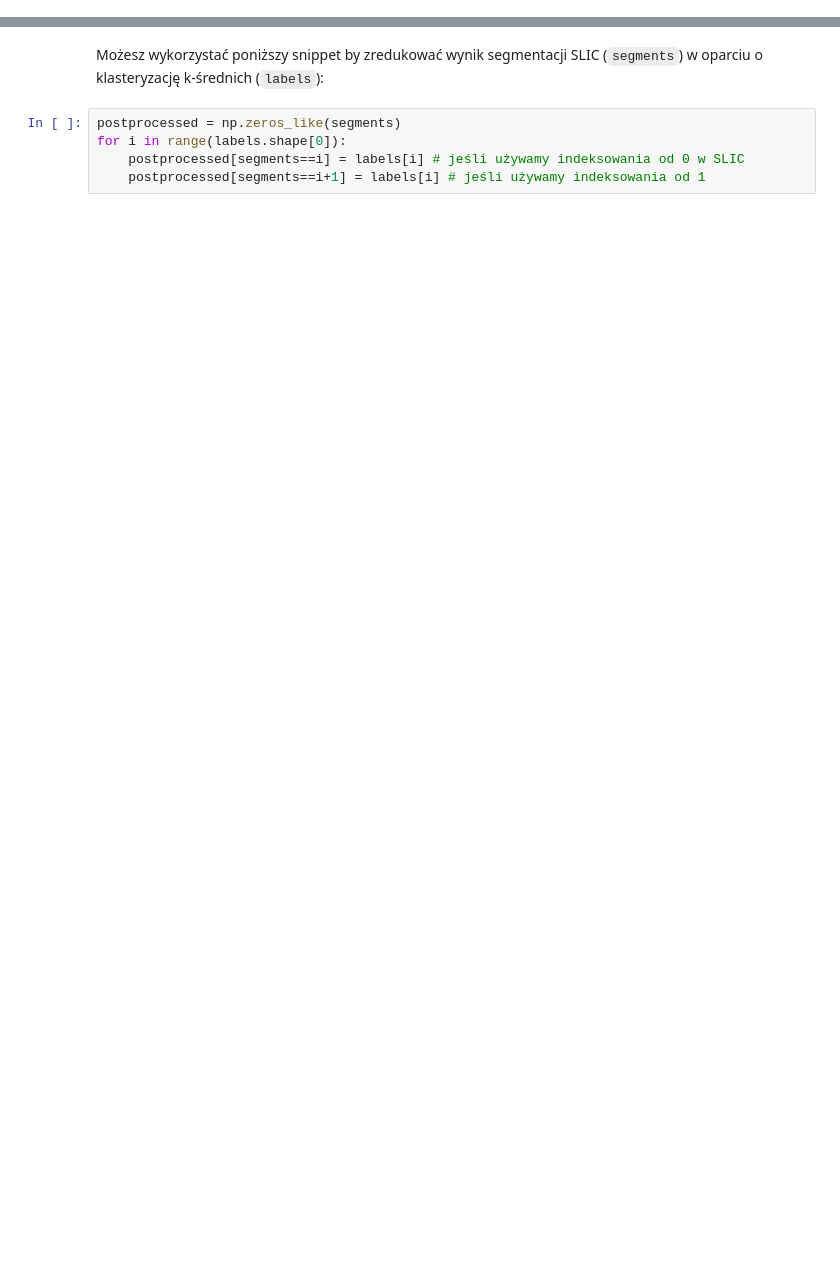
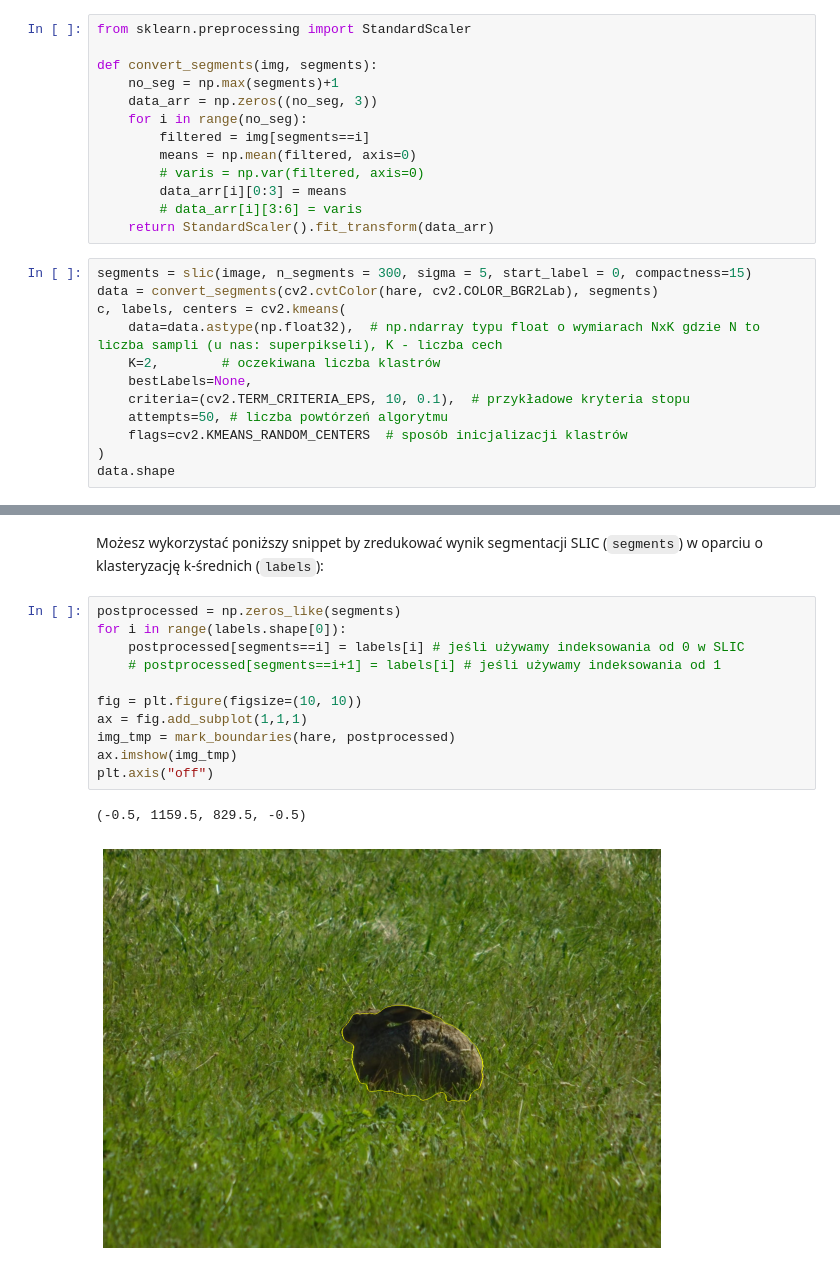
Before and after one commit to ProtossLuigi/studia-mag, a Jupyter notebook: analiza_i_przetwarzanie_obrazow/lab5/Lab5_zadanie.ipynb, the cells around one changed output, grey strips where cells are left out. Drawn from its saved outputs; the diff is of its cells as text; blank space fills up the shorter version.

````diff
--- a/analiza_i_przetwarzanie_obrazow/lab5/Lab5_zadanie.ipynb
+++ b/analiza_i_przetwarzanie_obrazow/lab5/Lab5_zadanie.ipynb
@@ -45,3 +82,28 @@ c, labels, centers = cv2.kmeans(
 ```
 
 Funkcja ta zwraca krotkę, której najważniejszym komponentem jest ten drugi (tu: `labels`), tj. macierz o wymiarach Nx1, zawierająca indeks klastra przypisanego i-temu samplowi.
+# %%
+from sklearn.preprocessing import StandardScaler
+
+def convert_segments(img, segments):
+    no_seg = np.max(segments)+1
+    data_arr = np.zeros((no_seg, 3))
+    for i in range(no_seg):
+        filtered = img[segments==i]
+        means = np.mean(filtered, axis=0)
+        # varis = np.var(filtered, axis=0)
+        data_arr[i][0:3] = means
+        # data_arr[i][3:6] = varis
+    return StandardScaler().fit_transform(data_arr)
+# %%
+segments = slic(image, n_segments = 300, sigma = 5, start_label = 0, compactness=15)
+data = convert_segments(cv2.cvtColor(hare, cv2.COLOR_BGR2Lab), segments)
+c, labels, centers = cv2.kmeans(
+    data=data.astype(np.float32),  # np.ndarray typu float o wymiarach NxK gdzie N to liczba sampli (u nas: superpikseli), K - liczba cech
+    K=2,        # oczekiwana liczba klastrów
+    bestLabels=None,
+    criteria=(cv2.TERM_CRITERIA_EPS, 10, 0.1),  # przykładowe kryteria stopu
+    attempts=50, # liczba powtórzeń algorytmu
+    flags=cv2.KMEANS_RANDOM_CENTERS  # sposób inicjalizacji klastrów
+)
+data.shape
@@ -50,5 +114,14 @@ Możesz wykorzystać poniższy snippet by zredukować wynik segmentacji SLIC (`s
 # %%
 postprocessed = np.zeros_like(segments)
 for i in range(labels.shape[0]):
     postprocessed[segments==i] = labels[i] # jeśli używamy indeksowania od 0 w SLIC
-    postprocessed[segments==i+1] = labels[i] # jeśli używamy indeksowania od 1
+    # postprocessed[segments==i+1] = labels[i] # jeśli używamy indeksowania od 1
+
+fig = plt.figure(figsize=(10, 10))
+ax = fig.add_subplot(1,1,1)
+img_tmp = mark_boundaries(hare, postprocessed)
+ax.imshow(img_tmp)
+plt.axis("off")
+# %% [output]
+(-0.5, 1159.5, 829.5, -0.5)
+[figure, added]
````
Also changed, not shown: parts of 4 cells of this notebook.
